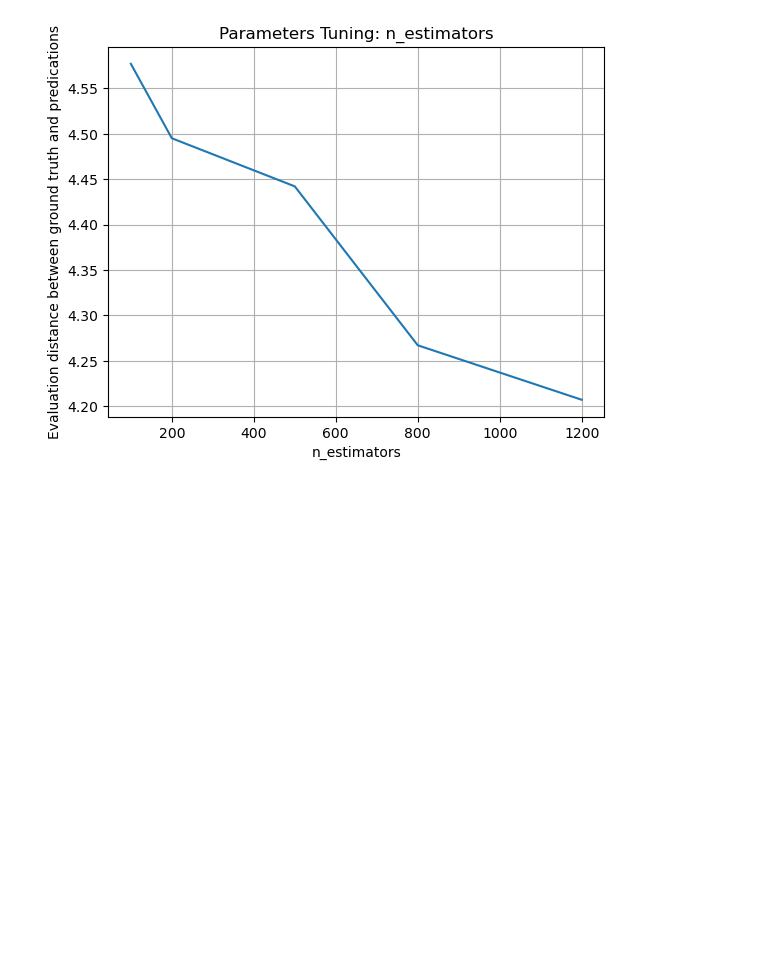
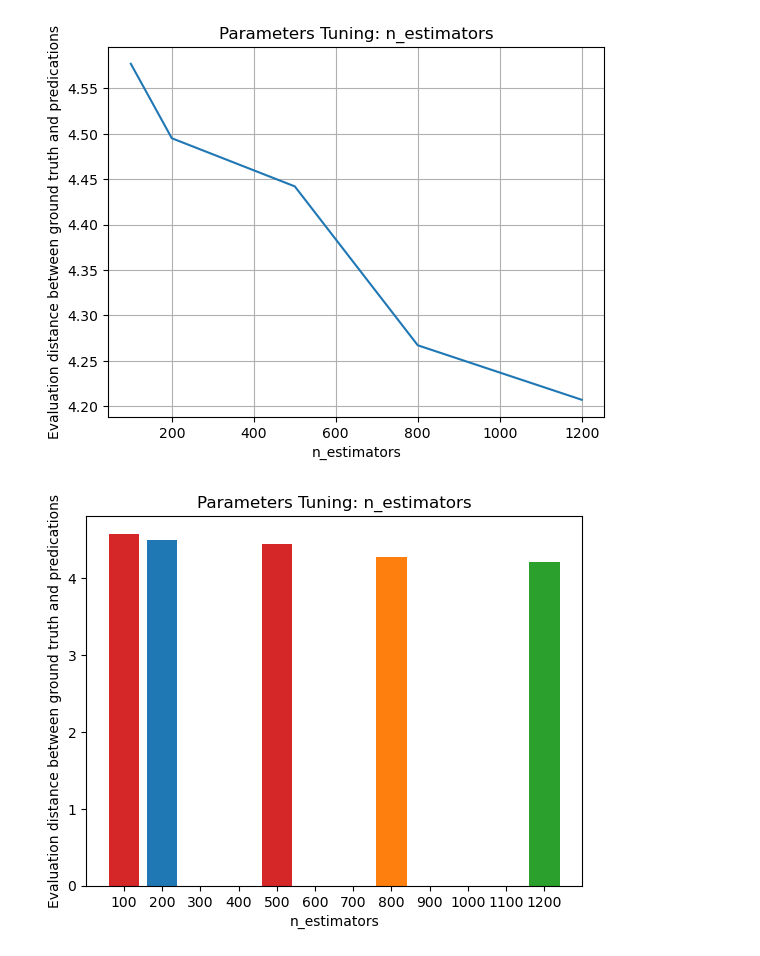
Before and after one commit to dsmasterproject/DSL-23-24Project, a Jupyter notebook: report_plot/plot.ipynb, the cells around one changed output. Drawn from its saved outputs; the diff is of its cells as text; code cells hidden in the pictures; blank space fills up the shorter version.

```diff
--- a/report_plot/plot.ipynb
+++ b/report_plot/plot.ipynb
@@ -18,4 +18,19 @@ ax.grid()
 plt.show()
 # %% [output]
 [figure]
+# %%
+import numpy as np
+
+fig, ax = plt.subplots()
+bar_colors = ['tab:red', 'tab:blue', 'tab:red', 'tab:orange', 'tab:green']
+
+ax.bar(n_estimators, evaluation_distance, label=n_estimators, color=bar_colors, width=80)
+
+ax.set_xlabel(x_label)
+plt.xticks(np.arange(min(n_estimators), max(n_estimators) + 1, 100))
+ax.set_ylabel(y_label)
+ax.set_title(title)
+plt.show()
+# %% [output]
+[figure, added]
 # %%
```
Also changed, not shown: parts of 3 cells of this notebook.
